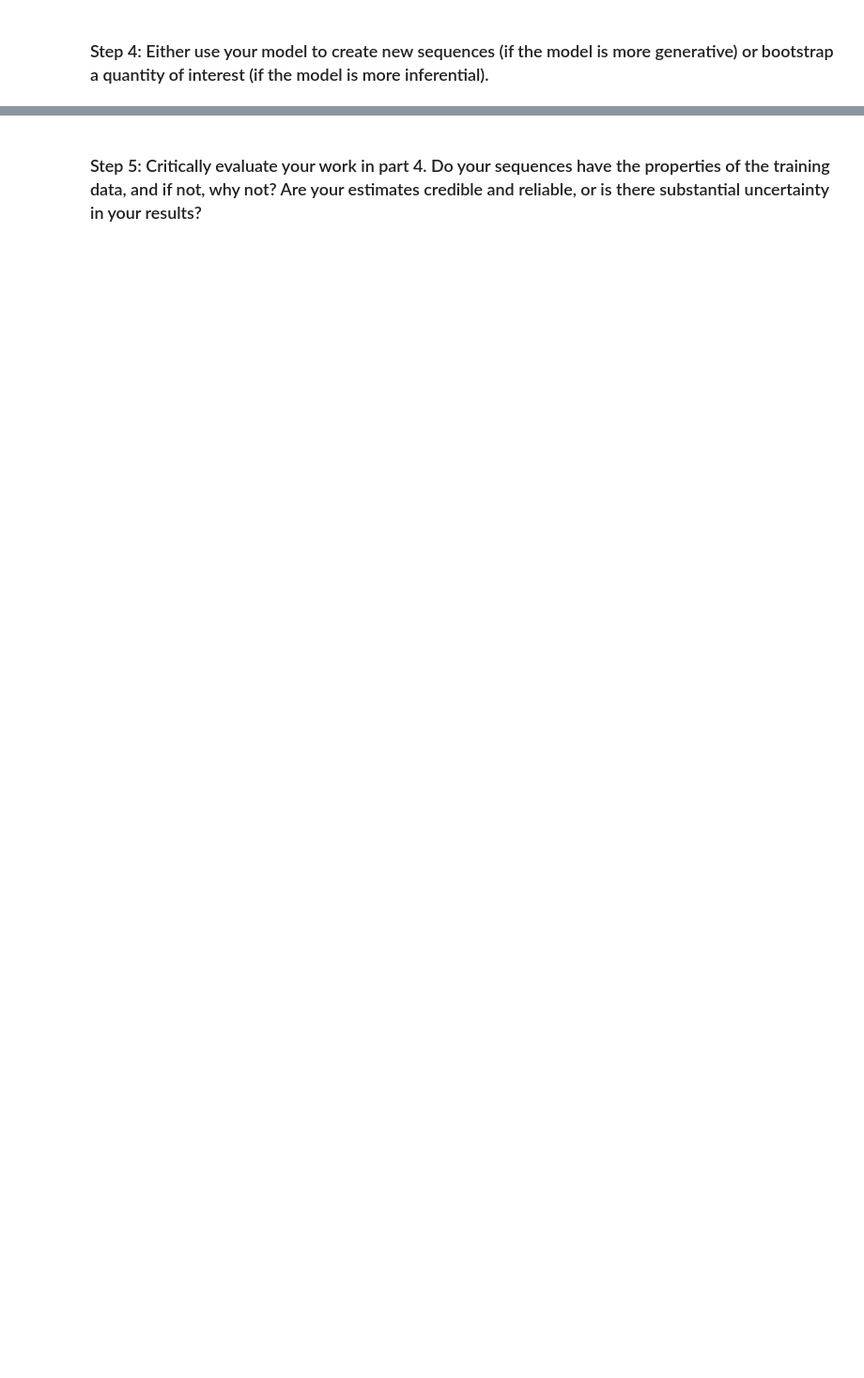
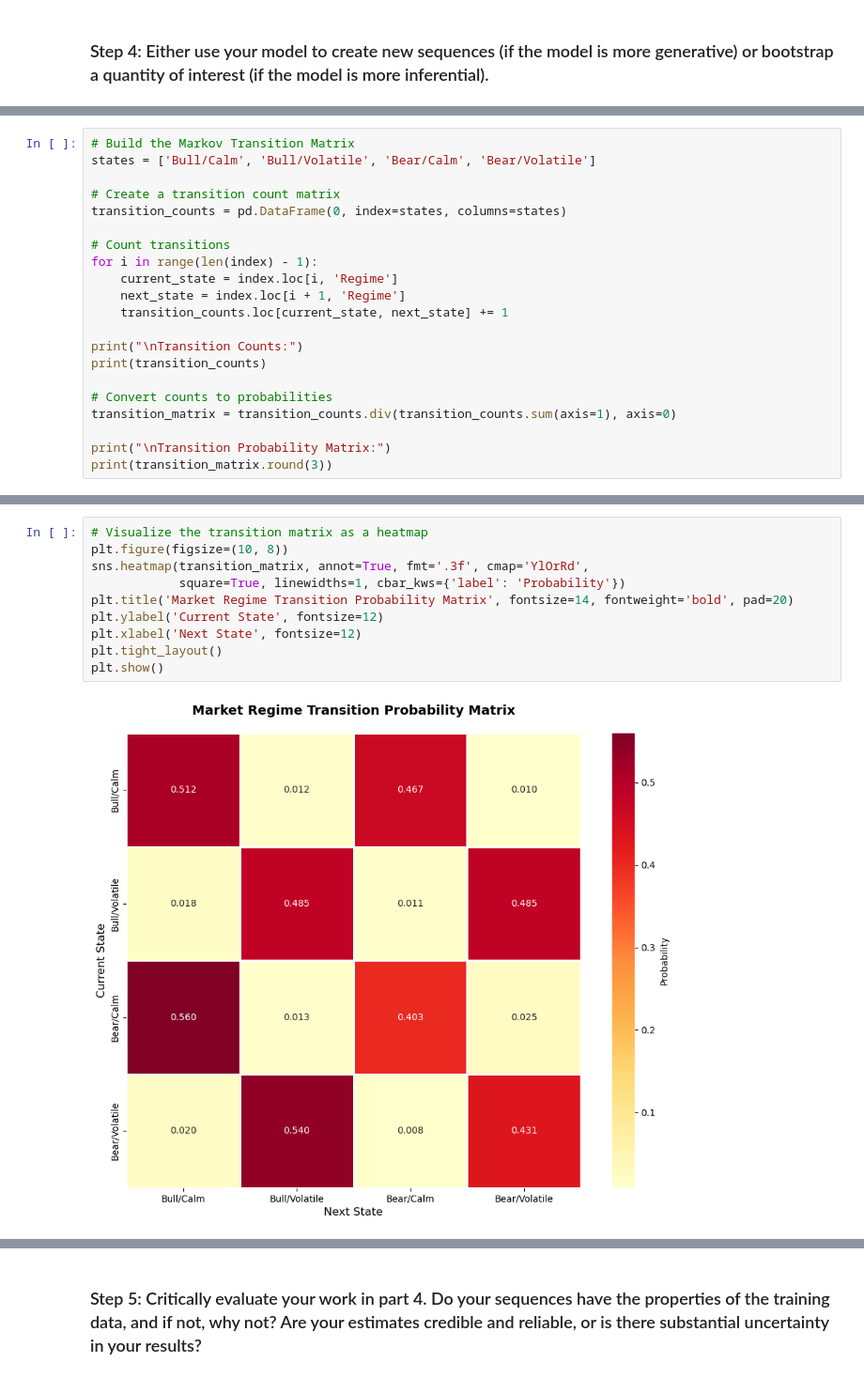
Before and after one commit to jarrett-markman/ds5030_project_1, a Jupyter notebook: code.ipynb, the cells around one changed output, grey strips where cells are left out. Shown: that part at 94% size. Drawn from its saved outputs; the diff is of its cells as text; blank space fills up the shorter version.

```diff
--- a/code.ipynb
+++ b/code.ipynb
@@ -179,0 +423,21 @@ The `Country` variable doesn't seem to provide any generalizable information wit
+# %%
+# Build the Markov Transition Matrix
+states = ['Bull/Calm', 'Bull/Volatile', 'Bear/Calm', 'Bear/Volatile']
+
+# Create a transition count matrix
+transition_counts = pd.DataFrame(0, index=states, columns=states)
+
+# Count transitions
+for i in range(len(index) - 1):
+    current_state = index.loc[i, 'Regime']
+    next_state = index.loc[i + 1, 'Regime']
+    transition_counts.loc[current_state, next_state] += 1
+
+print("\nTransition Counts:")
+print(transition_counts)
+
+# Convert counts to probabilities
+transition_matrix = transition_counts.div(transition_counts.sum(axis=1), axis=0)
+
+print("\nTransition Probability Matrix:")
+print(transition_matrix.round(3))
@@ -179,0 +458,12 @@ The `Country` variable doesn't seem to provide any generalizable information wit
+# %%
+# Visualize the transition matrix as a heatmap
+plt.figure(figsize=(10, 8))
+sns.heatmap(transition_matrix, annot=True, fmt='.3f', cmap='YlOrRd',
+            square=True, linewidths=1, cbar_kws={'label': 'Probability'})
+plt.title('Market Regime Transition Probability Matrix', fontsize=14, fontweight='bold', pad=20)
+plt.ylabel('Current State', fontsize=12)
+plt.xlabel('Next State', fontsize=12)
+plt.tight_layout()
+plt.show()
+# %% [output]
+[figure, added]
```
Also changed, not shown: parts of 65 cells of this notebook.
